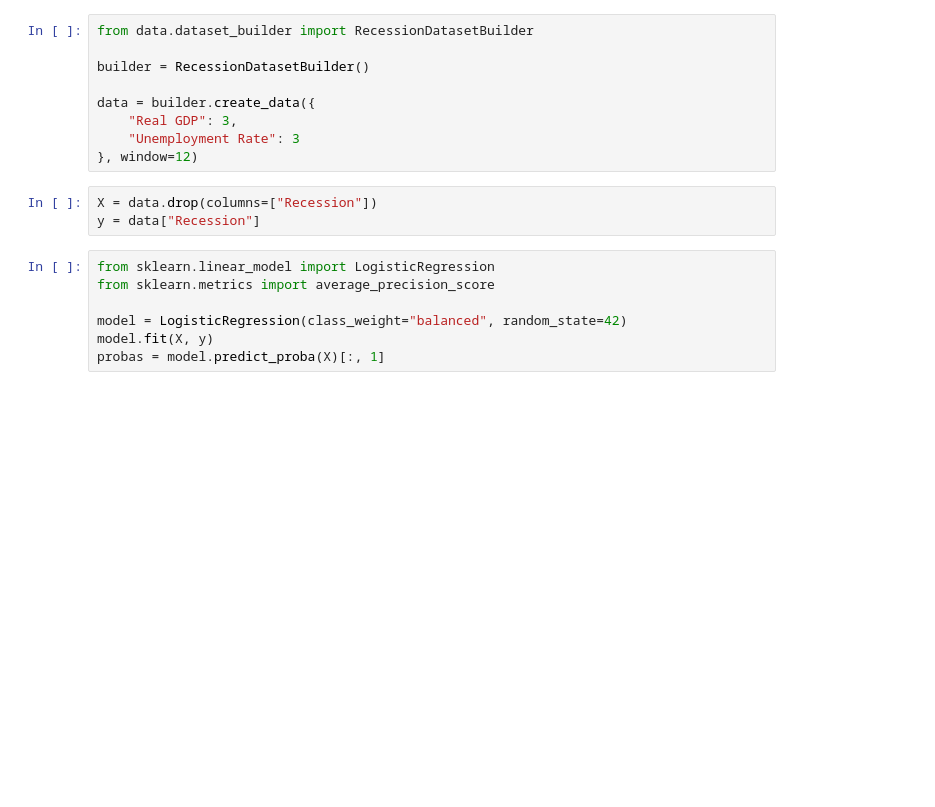
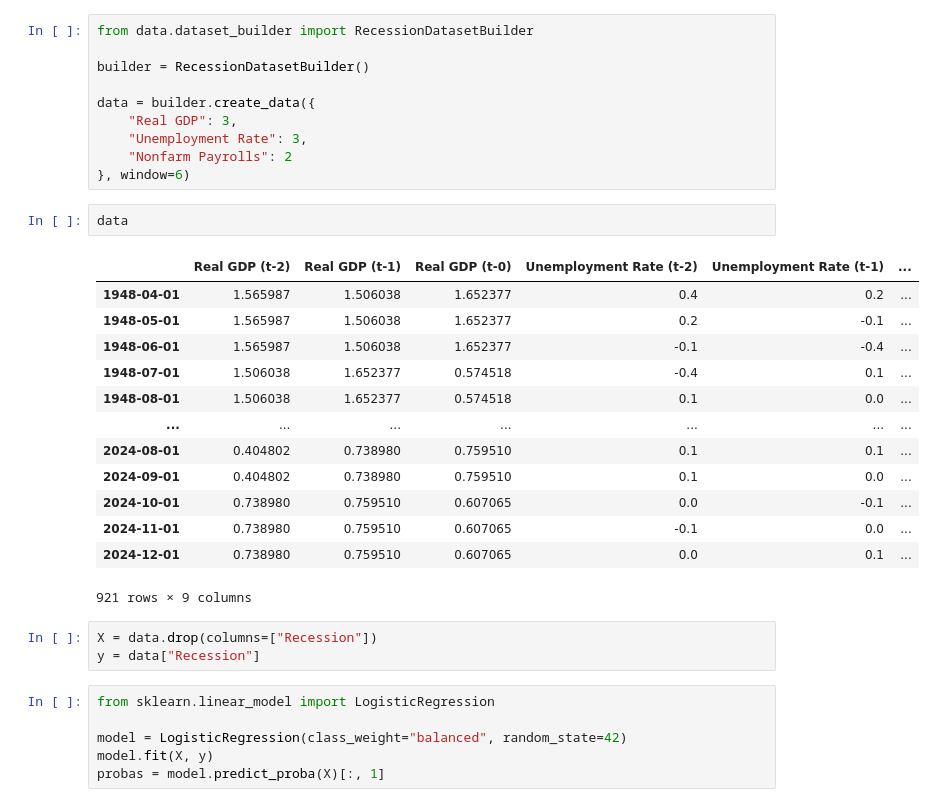
Before and after one commit to ericleonen/recession-watch, a Jupyter notebook: test.ipynb, the cells around one changed output. Cells and saved outputs as stored; diff of their text form; blank space fills up the shorter version.

```diff
--- a/test.ipynb
+++ b/test.ipynb
@@ -5,14 +5,30 @@ builder = RecessionDatasetBuilder()
 
 data = builder.create_data({
     "Real GDP": 3,
-    "Unemployment Rate": 3
-}, window=12)
+    "Unemployment Rate": 3,
+    "Nonfarm Payrolls": 2
+}, window=6)
+# %%
+data
+# %% [output]
+|  | Real GDP (t-2) | Real GDP (t-1) | Real GDP (t-0) | Unemployment Rate (t-2) | Unemployment Rate (t-1) | ... |
+| 1948-04-01 | 1.565987 | 1.506038 | 1.652377 | 0.4 | 0.2 | ... |
+| 1948-05-01 | 1.565987 | 1.506038 | 1.652377 | 0.2 | -0.1 | ... |
+| 1948-06-01 | 1.565987 | 1.506038 | 1.652377 | -0.1 | -0.4 | ... |
+| 1948-07-01 | 1.506038 | 1.652377 | 0.574518 | -0.4 | 0.1 | ... |
+| 1948-08-01 | 1.506038 | 1.652377 | 0.574518 | 0.1 | 0.0 | ... |
+| ... | ... | ... | ... | ... | ... | ... |
+| 2024-08-01 | 0.404802 | 0.738980 | 0.759510 | 0.1 | 0.1 | ... |
+| 2024-09-01 | 0.404802 | 0.738980 | 0.759510 | 0.1 | 0.0 | ... |
+| 2024-10-01 | 0.738980 | 0.759510 | 0.607065 | 0.0 | -0.1 | ... |
+| 2024-11-01 | 0.738980 | 0.759510 | 0.607065 | -0.1 | 0.0 | ... |
+| 2024-12-01 | 0.738980 | 0.759510 | 0.607065 | 0.0 | 0.1 | ... |
+921 rows × 9 columns
 # %%
 X = data.drop(columns=["Recession"])
 y = data["Recession"]
 # %%
 from sklearn.linear_model import LogisticRegression
-from sklearn.metrics import average_precision_score
 
 model = LogisticRegression(class_weight="balanced", random_state=42)
 model.fit(X, y)
```
Also changed, not shown: parts of 2 cells of this notebook.
